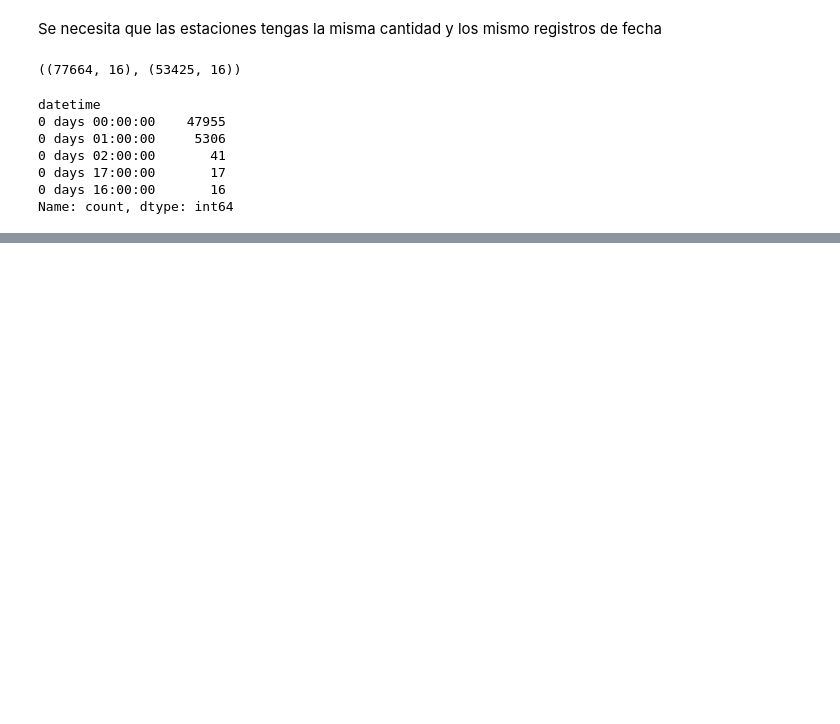
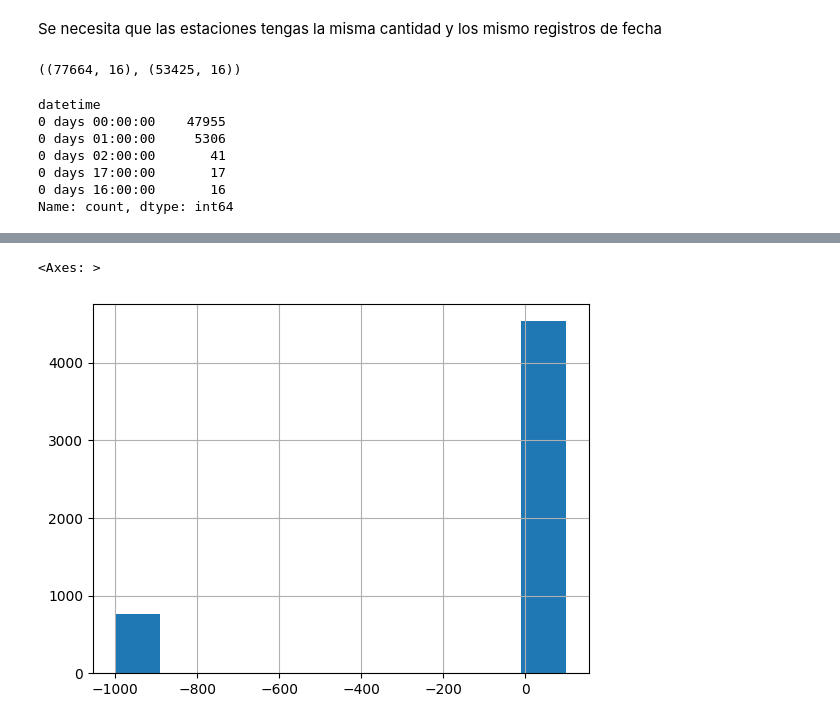
Before and after one commit to sagomeza1/pinn_bmanga, a Jupyter notebook: notebooks/01_exploracion.ipynb, the cells around one changed output, grey strips where cells are left out. Drawn from its saved outputs; the diff is of its cells as text; code cells hidden in the pictures; blank space fills up the shorter version.

```diff
--- a/notebooks/01_exploracion.ipynb
+++ b/notebooks/01_exploracion.ipynb
@@ -189,0 +404,5 @@ Name: count, dtype: int64
+# %%
+data.loc[:, 'hum'].hist()
+# %% [output]
+<Axes: >
+[figure, added]
```
Also changed, not shown: parts of 23 cells of this notebook, 4 other files.
